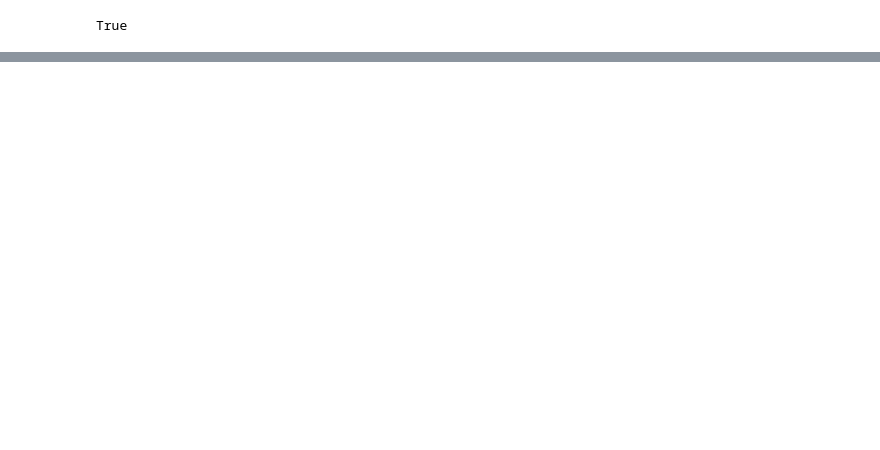
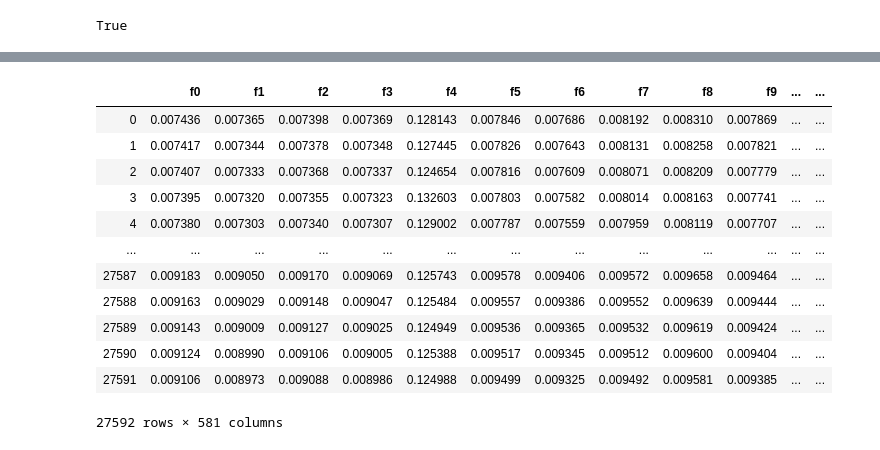
Before and after one commit to datateams0982/Inventory_Check, a Jupyter notebook: TrainingPrep/TrainingPreparation.ipynb, the cells around one changed output, grey strips where cells are left out. Drawn from its saved outputs; the diff is of its cells as text; code cells hidden in the pictures; blank space fills up the shorter version.

```diff
--- a/TrainingPrep/TrainingPreparation.ipynb
+++ b/TrainingPrep/TrainingPreparation.ipynb
@@ -185,0 +207,18 @@ with open(f'D:\\庫存健診開發\\data\\Training\\processed\\Cluster_{cluster}
+# %%
+val_df=pd.DataFrame(data=X_val[0:,0:], index=[i for i in range(X_val.shape[0])], columns=['f'+str(i) for i in range(X_val.shape[1])])
+val_df['Y'] = [item[2] for item in Y_val]
+val_df
+# %% [output]
+|  | f0 | f1 | f2 | f3 | f4 | f5 | f6 | f7 | f8 | f9 | ... | ... |
+| 0 | 0.007436 | 0.007365 | 0.007398 | 0.007369 | 0.128143 | 0.007846 | 0.007686 | 0.008192 | 0.008310 | 0.007869 | ... | ... |
+| 1 | 0.007417 | 0.007344 | 0.007378 | 0.007348 | 0.127445 | 0.007826 | 0.007643 | 0.008131 | 0.008258 | 0.007821 | ... | ... |
+| 2 | 0.007407 | 0.007333 | 0.007368 | 0.007337 | 0.124654 | 0.007816 | 0.007609 | 0.008071 | 0.008209 | 0.007779 | ... | ... |
+| 3 | 0.007395 | 0.007320 | 0.007355 | 0.007323 | 0.132603 | 0.007803 | 0.007582 | 0.008014 | 0.008163 | 0.007741 | ... | ... |
+| 4 | 0.007380 | 0.007303 | 0.007340 | 0.007307 | 0.129002 | 0.007787 | 0.007559 | 0.007959 | 0.008119 | 0.007707 | ... | ... |
+| ... | ... | ... | ... | ... | ... | ... | ... | ... | ... | ... | ... | ... |
+| 27587 | 0.009183 | 0.009050 | 0.009170 | 0.009069 | 0.125743 | 0.009578 | 0.009406 | 0.009572 | 0.009658 | 0.009464 | ... | ... |
+| 27588 | 0.009163 | 0.009029 | 0.009148 | 0.009047 | 0.125484 | 0.009557 | 0.009386 | 0.009552 | 0.009639 | 0.009444 | ... | ... |
+| 27589 | 0.009143 | 0.009009 | 0.009127 | 0.009025 | 0.124949 | 0.009536 | 0.009365 | 0.009532 | 0.009619 | 0.009424 | ... | ... |
+| 27590 | 0.009124 | 0.008990 | 0.009106 | 0.009005 | 0.125388 | 0.009517 | 0.009345 | 0.009512 | 0.009600 | 0.009404 | ... | ... |
+| 27591 | 0.009106 | 0.008973 | 0.009088 | 0.008986 | 0.124988 | 0.009499 | 0.009325 | 0.009492 | 0.009581 | 0.009385 | ... | ... |
+27592 rows × 581 columns
```
Also changed, not shown: parts of 11 cells of this notebook, 7 other files.
